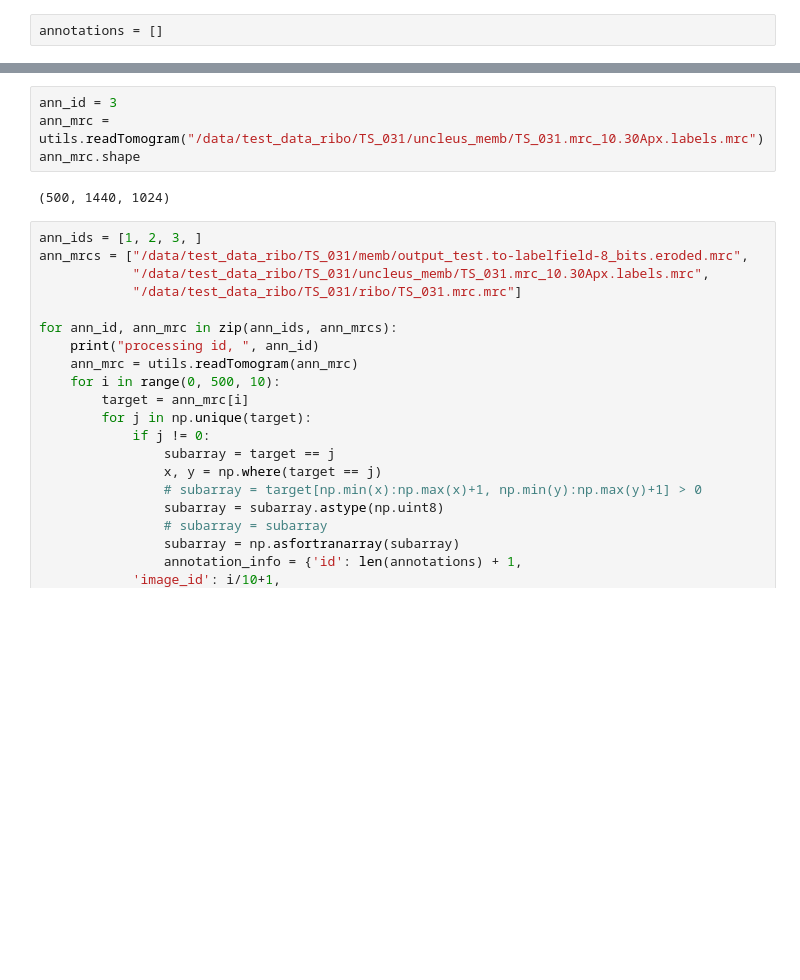
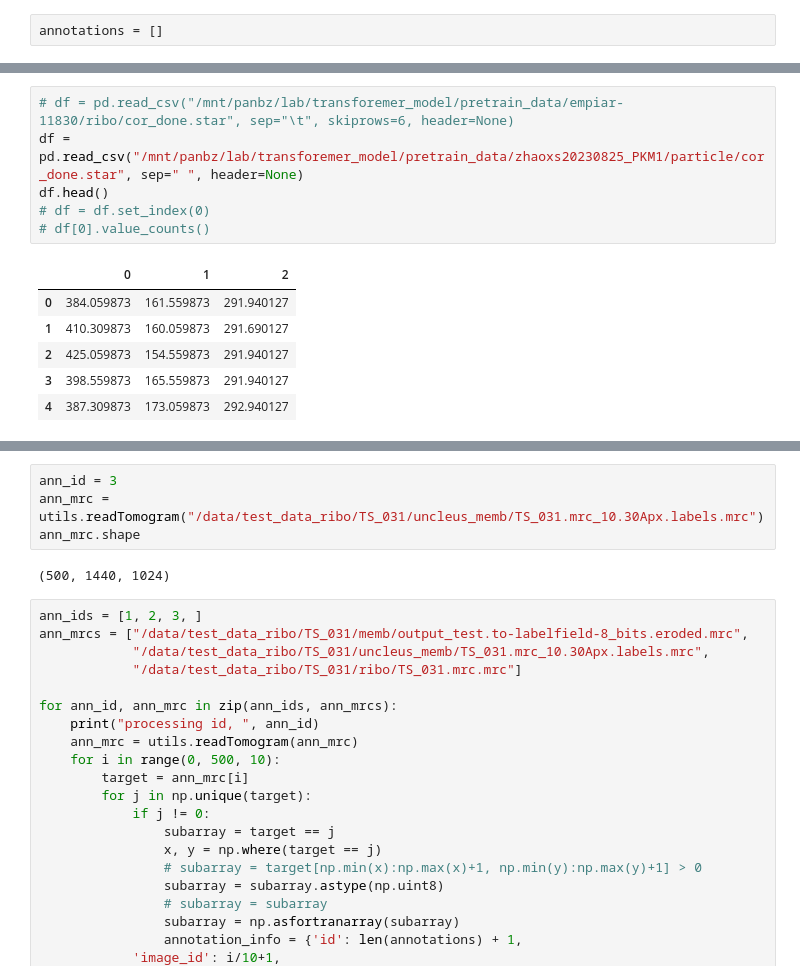
Before and after one commit to tyfei0216/cryoem, a Jupyter notebook: buildcocodataset.ipynb, the cells around one changed output, grey strips where cells are left out. Saved outputs shown, nothing was run; the diff lists cells and outputs as text; blank space fills up the shorter version.

```diff
--- a/buildcocodataset.ipynb
+++ b/buildcocodataset.ipynb
@@ -94,0 +316,13 @@ annotations = []
+# %%
+# df = pd.read_csv("/mnt/panbz/lab/transforemer_model/pretrain_data/empiar-11830/ribo/cor_done.star", sep="\t", skiprows=6, header=None)
+df = pd.read_csv("/mnt/panbz/lab/transforemer_model/pretrain_data/zhaoxs20230825_PKM1/particle/cor_done.star", sep=" ", header=None)
+df.head()
+# df = df.set_index(0)
+# df[0].value_counts()
+# %% [output]
+|  | 0 | 1 | 2 |
+| 0 | 384.059873 | 161.559873 | 291.940127 |
+| 1 | 410.309873 | 160.059873 | 291.690127 |
+| 2 | 425.059873 | 154.559873 | 291.940127 |
+| 3 | 398.559873 | 165.559873 | 291.940127 |
+| 4 | 387.309873 | 173.059873 | 292.940127 |
```
Also changed, not shown: parts of 39 cells of this notebook, 7 other files.
